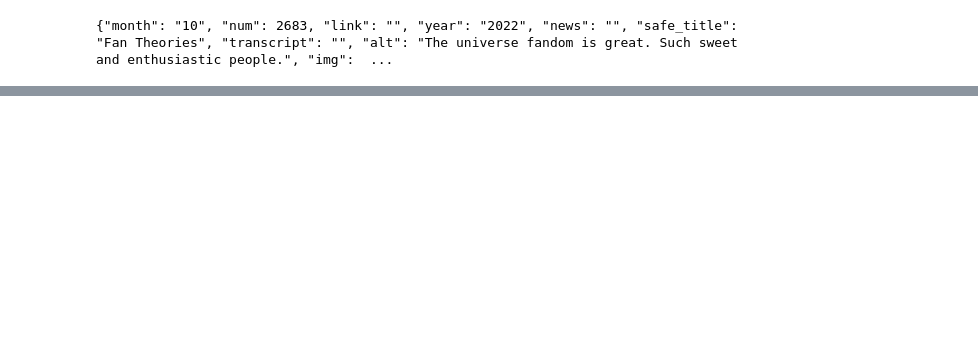
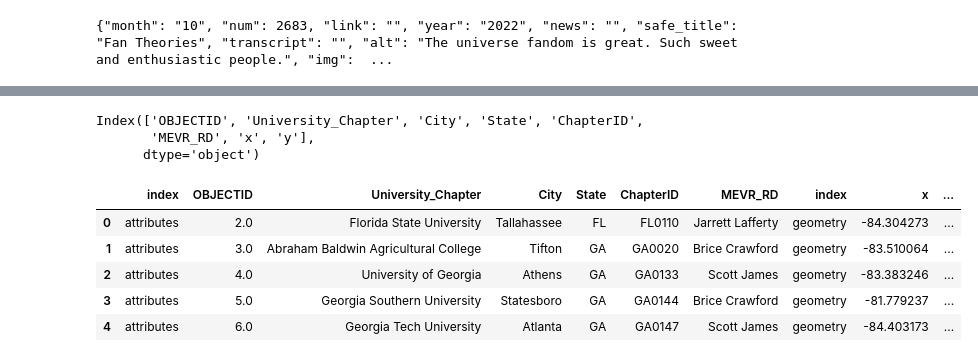
Before and after one commit to ltaylanozgur/Working-With-APIs, a Jupyter notebook: main_notebook.ipynb, the cells around one changed output, grey strips where cells are left out. Drawn from its saved outputs; the diff is of its cells as text; code cells hidden in the pictures; blank space fills up the shorter version.

```diff
--- a/main_notebook.ipynb
+++ b/main_notebook.ipynb
@@ -45,0 +77,8 @@ results
+# %%
+data = pd.DataFrame.from_dict(results['features'][0], orient= 'index')
+
+for i in range(1, 97):
+    data2 = pd.DataFrame.from_dict(results['features'][i], orient= 'index')
+    data = pd.concat([data, data2], axis=0)
+
+    data
@@ -45,0 +94,27 @@ results
+# %%
+data.columns
+# %% [output]
+Index(['OBJECTID', 'University_Chapter', 'City', 'State', 'ChapterID',
+       'MEVR_RD', 'x', 'y'],
+      dtype='object')
+# %%
+# attributes dataframe
+attributes= data[data['x'].isnull() == True]
+attributes=attributes[["OBJECTID","University_Chapter","City","State","ChapterID","MEVR_RD"]]
+attributes.reset_index(inplace=True)
+# %%
+#geometry dataframe
+geometry= data[data['x'].isnull() == False]
+geometry=geometry[['x','y']]
+geometry.reset_index(inplace=True)
+# %%
+chapters_df = pd.concat([attributes, geometry], axis=1)
+
+chapters_df.head()
+# %% [output]
+|  | index | OBJECTID | University_Chapter | City | State | ChapterID | MEVR_RD | index | x | ... |
+| 0 | attributes | 2.0 | Florida State University | Tallahassee | FL | FL0110 | Jarrett Lafferty | geometry | -84.304273 | ... |
+| 1 | attributes | 3.0 | Abraham Baldwin Agricultural College | Tifton | GA | GA0020 | Brice Crawford | geometry | -83.510064 | ... |
+| 2 | attributes | 4.0 | University of Georgia | Athens | GA | GA0133 | Scott James | geometry | -83.383246 | ... |
+| 3 | attributes | 5.0 | Georgia Southern University | Statesboro | GA | GA0144 | Brice Crawford | geometry | -81.779237 | ... |
+| 4 | attributes | 6.0 | Georgia Tech University | Atlanta | GA | GA0147 | Scott James | geometry | -84.403173 | ... |
```
Also changed, not shown: parts of 67 cells of this notebook.
